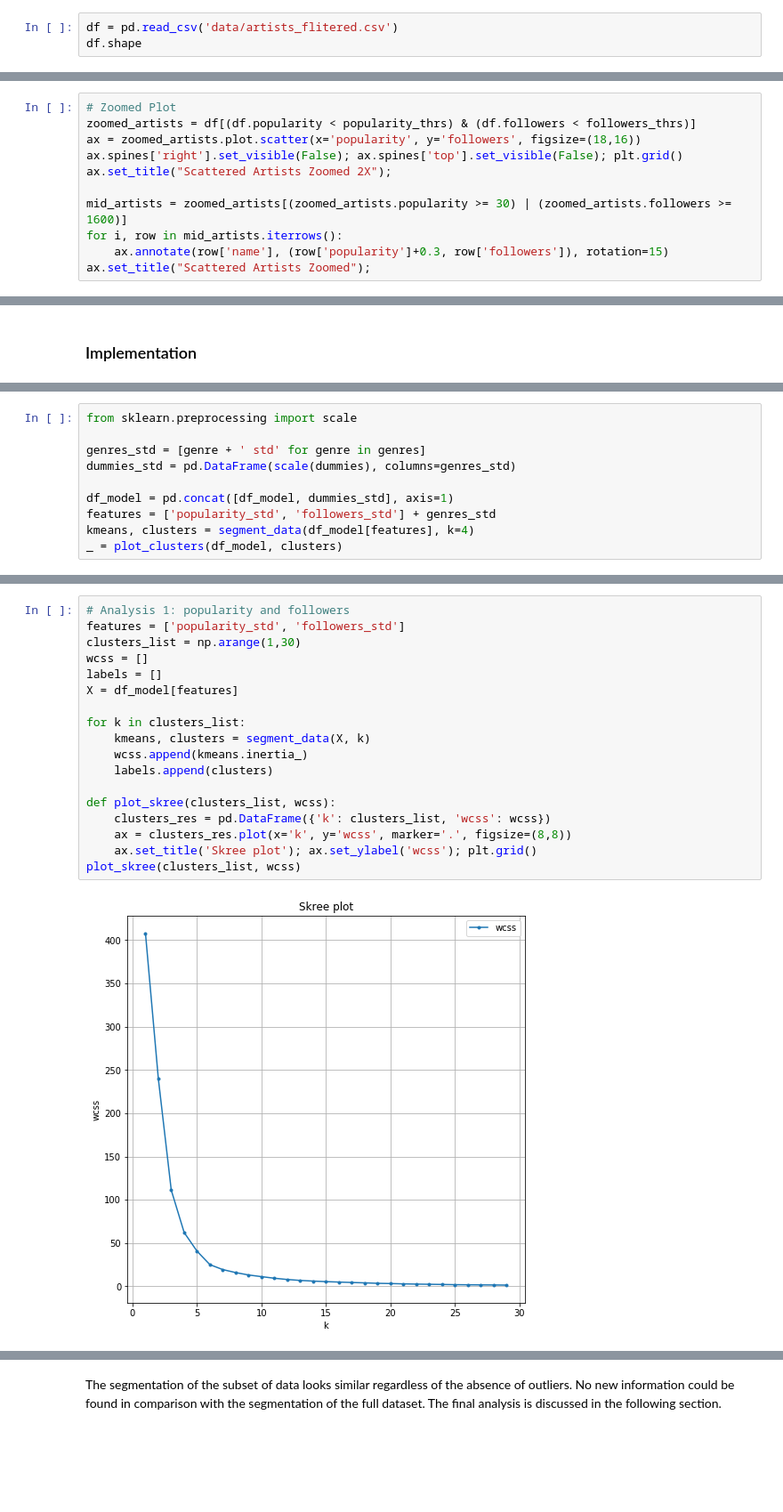
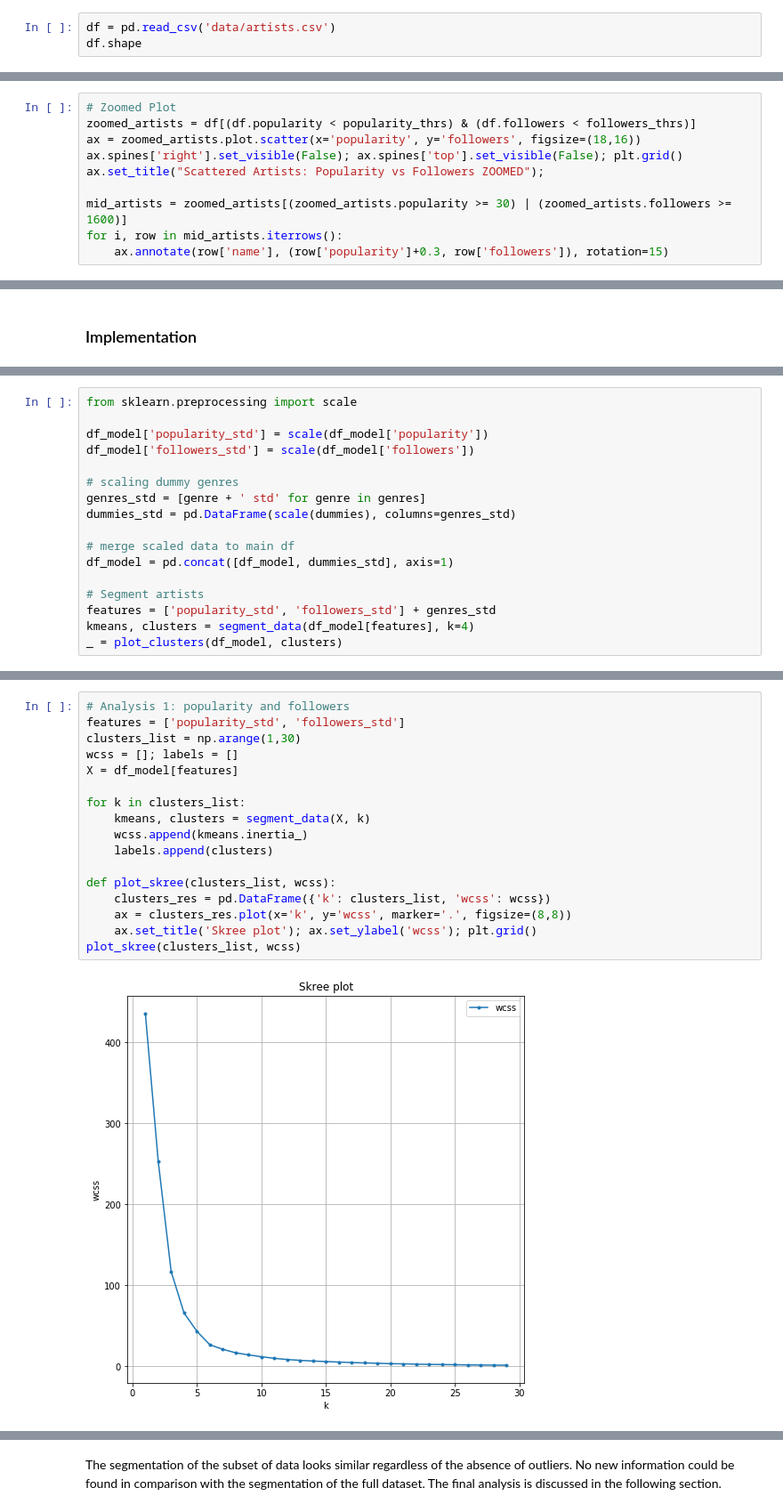
Before and after one commit to leanguardia/bolivian-music, a Jupyter notebook: Capstone-Project.ipynb, the cells around one changed output, grey strips where cells are left out. Shown: that part at 89% size. Saved outputs shown, nothing was run; the diff lists cells and outputs as text; blank space fills up the shorter version.

```diff
--- a/Capstone-Project.ipynb
+++ b/Capstone-Project.ipynb
@@ -34,6 +33,6 @@ import seaborn as sns
 from ast import literal_eval
 %matplotlib inline
 # %%
-df = pd.read_csv('data/artists_flitered.csv')
+df = pd.read_csv('data/artists.csv')
 df.shape
 # %% [output]
@@ -229,10 +270,9 @@ ax.set_title("Scattered Artists Full");
 zoomed_artists = df[(df.popularity < popularity_thrs) & (df.followers < followers_thrs)]
 ax = zoomed_artists.plot.scatter(x='popularity', y='followers', figsize=(18,16))
 ax.spines['right'].set_visible(False); ax.spines['top'].set_visible(False); plt.grid()
-ax.set_title("Scattered Artists Zoomed 2X");
+ax.set_title("Scattered Artists: Popularity vs Followers ZOOMED");
 
 mid_artists = zoomed_artists[(zoomed_artists.popularity >= 30) | (zoomed_artists.followers >= 1600)]
 for i, row in mid_artists.iterrows():
     ax.annotate(row['name'], (row['popularity']+0.3, row['followers']), rotation=15)
-ax.set_title("Scattered Artists Zoomed");
 # %% [output]
@@ -359,10 +403,17 @@ array([[3.90833333e+01, 1.29711667e+04],
 # %%
 from sklearn.preprocessing import scale
 
+df_model['popularity_std'] = scale(df_model['popularity'])
+df_model['followers_std'] = scale(df_model['followers'])
+
+# scaling dummy genres
 genres_std = [genre + ' std' for genre in genres]
 dummies_std = pd.DataFrame(scale(dummies), columns=genres_std)
 
+# merge scaled data to main df
 df_model = pd.concat([df_model, dummies_std], axis=1)
+
+# Segment artists
 features = ['popularity_std', 'followers_std'] + genres_std
 kmeans, clusters = segment_data(df_model[features], k=4)
 _ = plot_clusters(df_model, clusters)
@@ -381,22 +432,21 @@ Consists in running the clustering algorithm for a list of numbers of clusters,
 # %%
 # Analysis 1: popularity and followers
 features = ['popularity_std', 'followers_std']
 clusters_list = np.arange(1,30)
-wcss = []
-labels = []
+wcss = []; labels = []
 X = df_model[features]
 
 for k in clusters_list:
     kmeans, clusters = segment_data(X, k)
     wcss.append(kmeans.inertia_)
     labels.append(clusters)
 
 def plot_skree(clusters_list, wcss):
     clusters_res = pd.DataFrame({'k': clusters_list, 'wcss': wcss})
     ax = clusters_res.plot(x='k', y='wcss', marker='.', figsize=(8,8))
     ax.set_title('Skree plot'); ax.set_ylabel('wcss'); plt.grid()
 plot_skree(clusters_list, wcss)
 # %% [output]
-[figure, old version]
+[figure, new version]
 # %%
 num_of_clusters = 6
```
Also changed, not shown: parts of 65 cells of this notebook.
